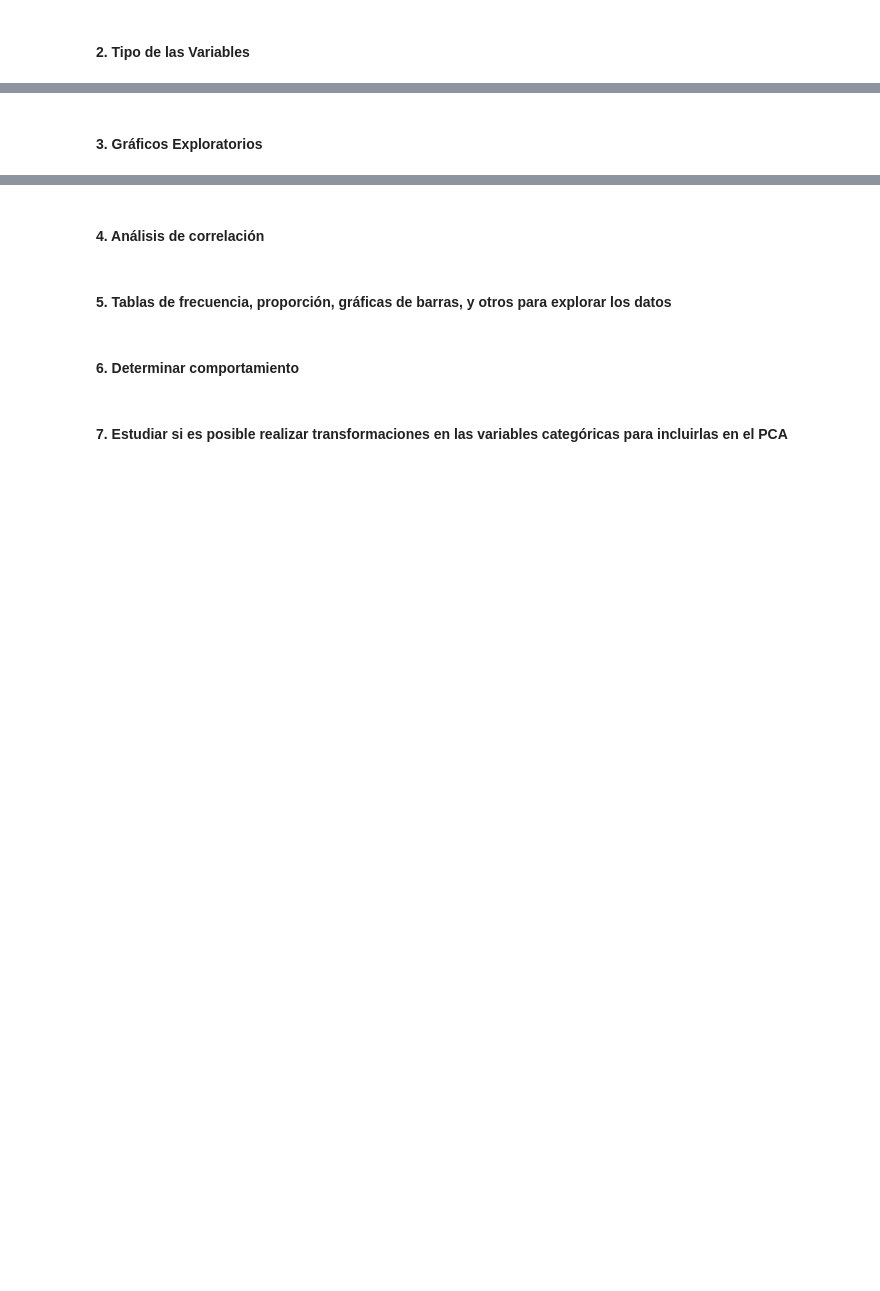
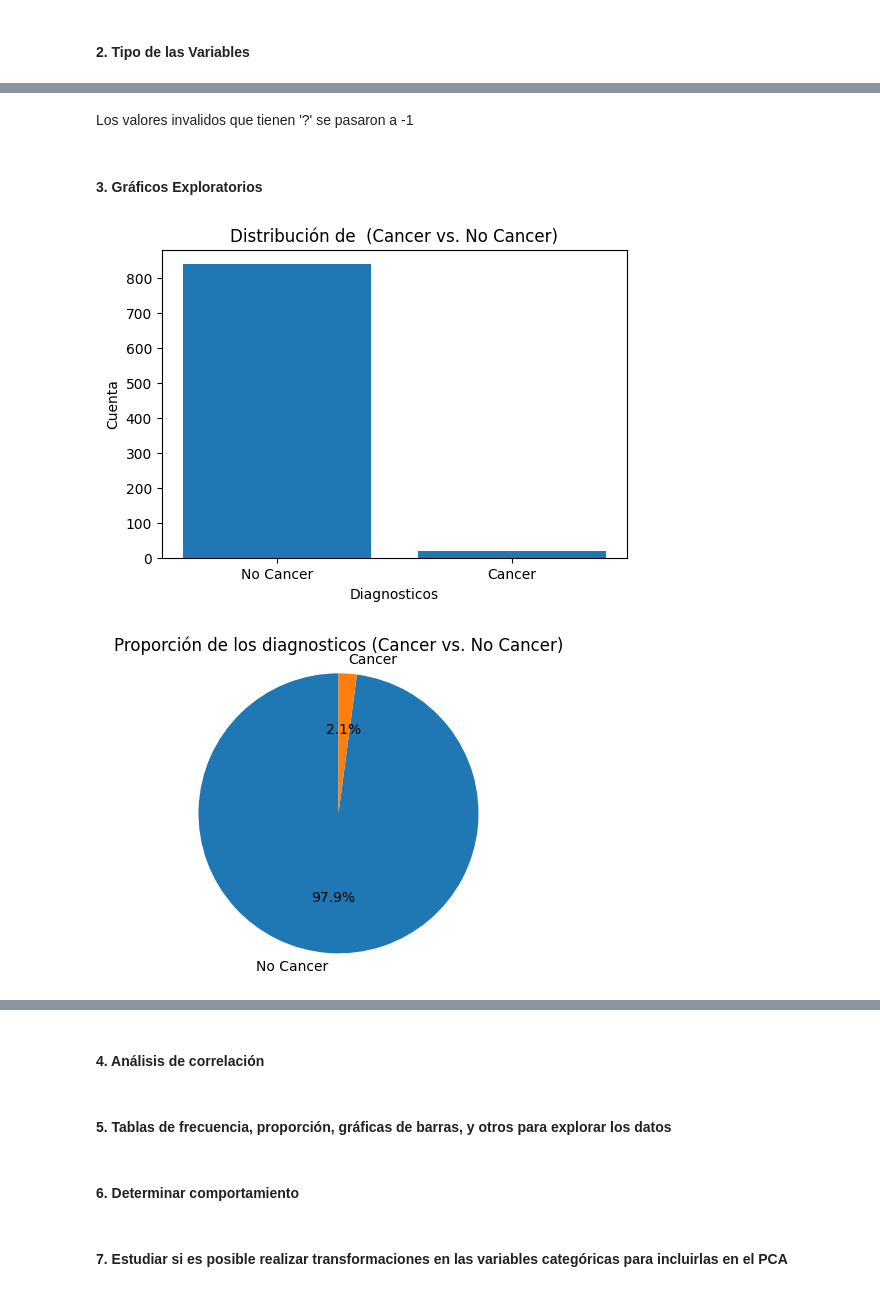
Before and after one commit to CrisLayB/DataScience_Lab01, a Jupyter notebook: lab-01.ipynb, the cells around one changed output, grey strips where cells are left out. Saved outputs shown, nothing was run; the diff lists cells and outputs as text; code cells hidden in the pictures; blank space fills up the shorter version.

```diff
--- a/lab-01.ipynb
+++ b/lab-01.ipynb
@@ -55,0 +86,10 @@ for i in data_frame:
+# %%
+# Vamos a examinar cuantos pacientes tienen diagnosticos y ver si también tienen diagnosticos donde
+# al paciente se le detecto cancer, se obtendrá la proporción de los casos positivos.
+diagnostic_count = data_frame['Dx'].value_counts()
+
+total_samples = data_frame.shape[0]
+proportions = diagnostic_count / total_samples
+
+print("Proporciones de diagnosticos:")
+print(proportions)
@@ -55,0 +101,8 @@ for i in data_frame:
+# %%
+# Ahora es el turno de diagnosticos donde al paciente se le detecto cancer.
+diagnostic_count_cancer = data_frame['Dx:Cancer'].value_counts()
+
+proportions_cancer = diagnostic_count_cancer / total_samples
+
+print("Proporciones de diagnosticos donde se detecto cancer:")
+print(proportions_cancer)
@@ -55,0 +114,10 @@ for i in data_frame:
+# %%
+# Análisis de variables categóricas (si el paciente fuma, enfermedades de transmisión sexual
+# o si tiene el virus del papiloma humano)
+vars_to_analyze = ['Smokes', 'Hormonal Contraceptives', 'STDs', 'Dx:HPV']
+
+for v in vars_to_analyze:
+    count = data_frame[v].value_counts()
+    proportions = count / total_samples
+
+    print(f'{v}:\n{proportions}\n')
@@ -64,2 +352,22 @@ Se cuentan con 859 datos. Acontinuación se detallará el tipo de variables pres
+# %% [markdown]
+Los valores invalidos que tienen '?' se pasaron a -1
 # %% [markdown]
 #### 3. Gráficos Exploratorios
+# %%
+plt.figure(figsize=(6, 4))
+plt.bar(diagnostic_count_cancer.index, diagnostic_count_cancer.values)
+plt.xticks(diagnostic_count_cancer.index, ['No Cancer', 'Cancer'])
+plt.xlabel('Diagnosticos')
+plt.ylabel('Cuenta')
+plt.title('Distribución de  (Cancer vs. No Cancer)')
+plt.show()
+
+# Visualizacion de los casos positivos y negativos
+plt.figure(figsize=(6, 4))
+plt.pie(proportions, labels=['No Cancer', 'Cancer'], autopct='%1.1f%%', startangle=90)
+plt.axis('equal')
+plt.title('Proporción de los diagnosticos (Cancer vs. No Cancer)')
+plt.show()
+# %% [output]
+[figure, added]
+[figure, added]
```
Also changed, not shown: parts of 20 cells of this notebook.
